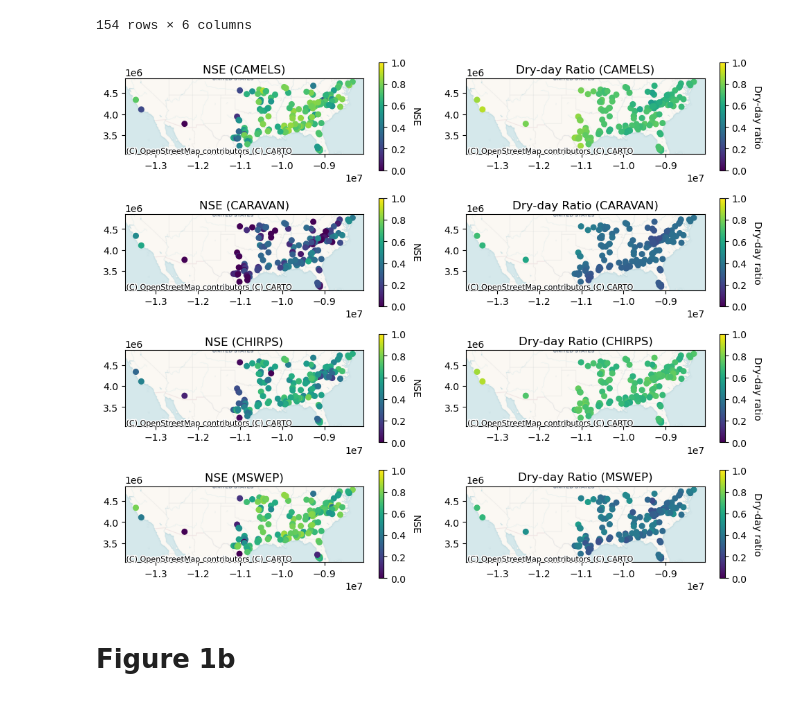
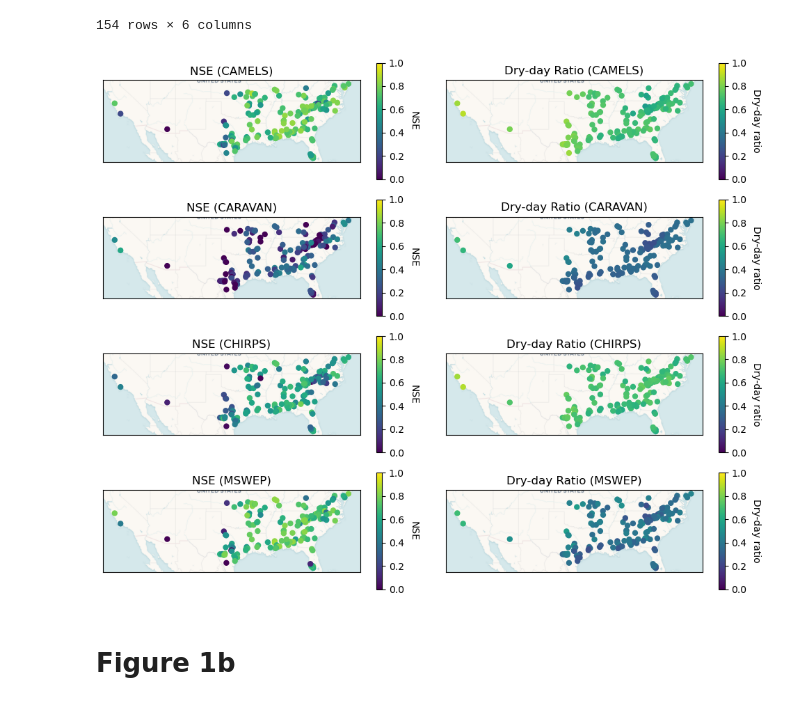
Before and after one commit to DSHydro/NeuralHydrologyAzure, a Jupyter notebook: final_runs/figures.ipynb, the cells around one changed output. Drawn from its saved outputs; the diff is of its cells as text; code cells hidden in the pictures.

```diff
--- a/final_runs/figures.ipynb
+++ b/final_runs/figures.ipynb
@@ -386,38 +386,42 @@ for row, (dry_col, label, run_prefix) in enumerate(plot_configs):
     nse_gdf.plot(
         column="NSE",
         cmap="viridis",
         legend=True,
-        markersize=30,
+        markersize=25,
         ax=ax[row, 0],
         vmin=0,
         vmax=1,
     )
     fig.axes[-1].set_ylabel(f"NSE", rotation=270, labelpad=15)
     # ax[row, 0].set_xlim(xmin, xmax)
     # ax[row, 0].set_ylim(ymin, ymax)
-    cx.add_basemap(ax[row, 0], source=cx.providers.CartoDB.Voyager)
+    cx.add_basemap(ax[row, 0], source=cx.providers.CartoDB.Voyager, attribution=False)
     ax[row, 0].set_title(f"NSE ({label})")
+    ax[row, 0].set_xticks([])
+    ax[row, 0].set_yticks([])
 
     # --- Right: Dry-day ratio map ---
     gdf_web.plot(
         column=dry_col,
         cmap="viridis",
         legend=True,
-        markersize=30,
+        markersize=25,
         ax=ax[row, 1],
         vmin=0,
         vmax=1,
     )
     fig.axes[-1].set_ylabel(f"Dry-day ratio", rotation=270, labelpad=15)
     # ax[row, 1].set_xlim(xmin, xmax)
     # ax[row, 1].set_ylim(ymin, ymax)
-    cx.add_basemap(ax[row, 1], source=cx.providers.CartoDB.Voyager)
+    cx.add_basemap(ax[row, 1], source=cx.providers.CartoDB.Voyager, attribution=False)
     ax[row, 1].set_title(f"Dry-day Ratio ({label})")
+    ax[row, 1].set_xticks([])
+    ax[row, 1].set_yticks([])
 
 plt.tight_layout()
 plt.show()
 # %% [output]
-[figure, old version]
+[figure, new version]
 # %% [markdown]
 # Figure 1b
 # %%
```
Also changed, not shown: parts of 15 cells of this notebook, 18 other files.
